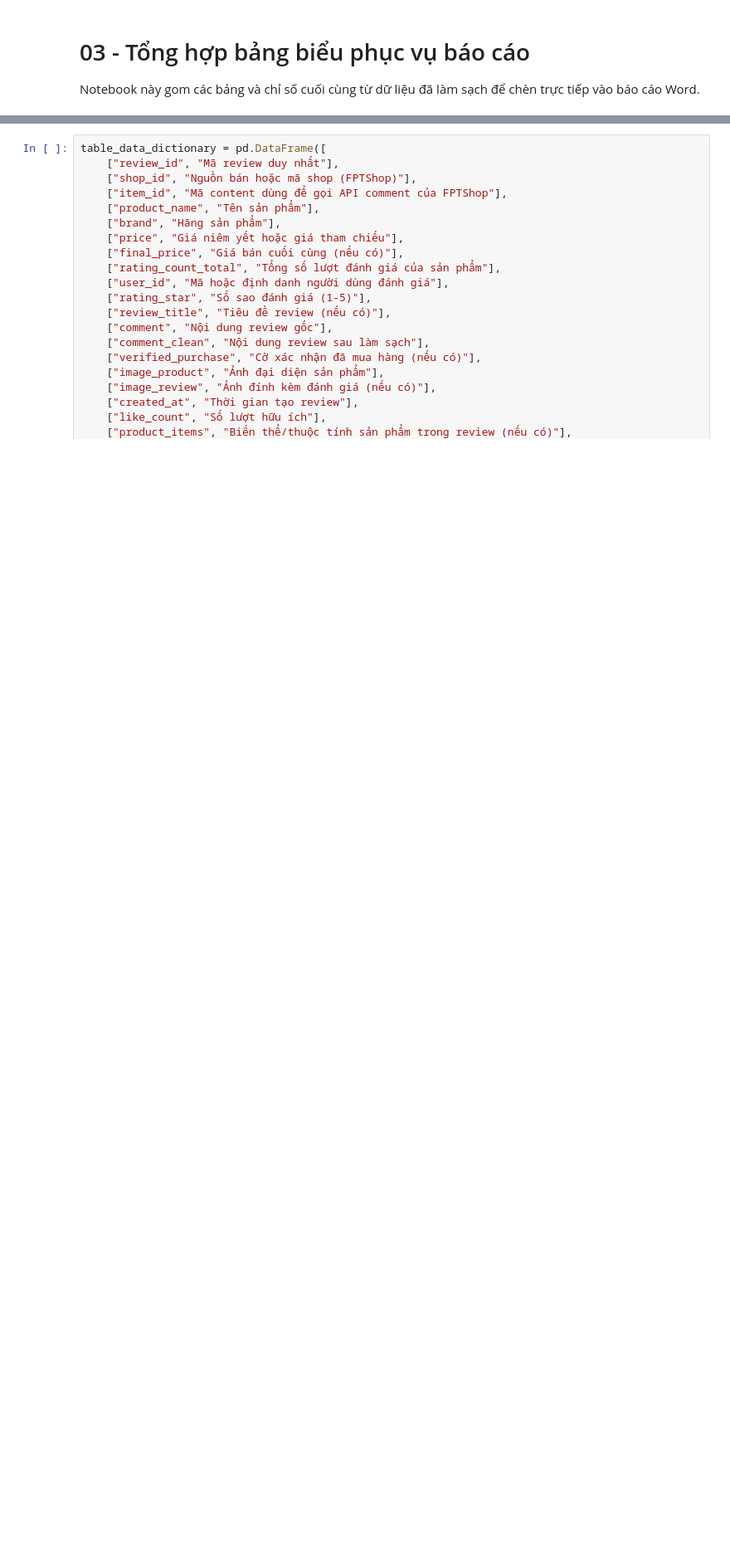
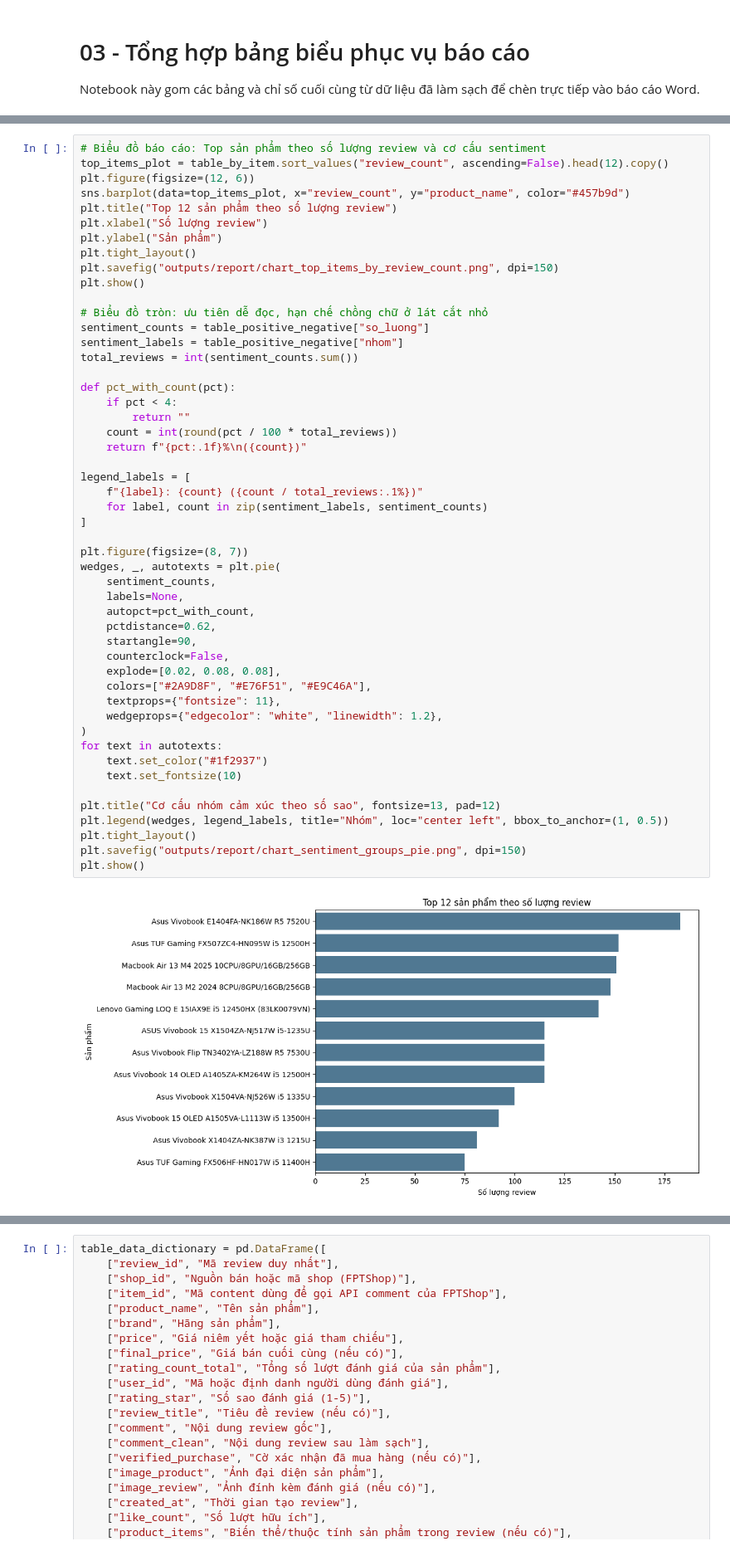
Before and after one commit to CodeingOver/KTLTTrongPTDL, a Jupyter notebook: 03_Report_Artifacts.ipynb, the cells around one changed output, grey strips where cells are left out. Shown at 83% size. Drawn from its saved outputs; the diff is of its cells as text; blank space fills up the shorter version.

```diff
--- a/03_Report_Artifacts.ipynb
+++ b/03_Report_Artifacts.ipynb
@@ -91,0 +96,52 @@ table_positive_negative.to_csv("outputs/report/table_sentiment_groups.csv", inde
+# %%
+# Biểu đồ báo cáo: Top sản phẩm theo số lượng review và cơ cấu sentiment
+top_items_plot = table_by_item.sort_values("review_count", ascending=False).head(12).copy()
+plt.figure(figsize=(12, 6))
+sns.barplot(data=top_items_plot, x="review_count", y="product_name", color="#457b9d")
+plt.title("Top 12 sản phẩm theo số lượng review")
+plt.xlabel("Số lượng review")
+plt.ylabel("Sản phẩm")
+plt.tight_layout()
+plt.savefig("outputs/report/chart_top_items_by_review_count.png", dpi=150)
+plt.show()
+
+# Biểu đồ tròn: ưu tiên dễ đọc, hạn chế chồng chữ ở lát cắt nhỏ
+sentiment_counts = table_positive_negative["so_luong"]
+sentiment_labels = table_positive_negative["nhom"]
+total_reviews = int(sentiment_counts.sum())
+
+def pct_with_count(pct):
+    if pct < 4:
+        return ""
+    count = int(round(pct / 100 * total_reviews))
+    return f"{pct:.1f}%\n({count})"
+
+legend_labels = [
+    f"{label}: {count} ({count / total_reviews:.1%})"
+    for label, count in zip(sentiment_labels, sentiment_counts)
+]
+
+plt.figure(figsize=(8, 7))
+wedges, _, autotexts = plt.pie(
+    sentiment_counts,
+    labels=None,
+    autopct=pct_with_count,
+    pctdistance=0.62,
+    startangle=90,
+    counterclock=False,
+    explode=[0.02, 0.08, 0.08],
+    colors=["#2A9D8F", "#E76F51", "#E9C46A"],
+    textprops={"fontsize": 11},
+    wedgeprops={"edgecolor": "white", "linewidth": 1.2},
+)
+for text in autotexts:
+    text.set_color("#1f2937")
+    text.set_fontsize(10)
+
+plt.title("Cơ cấu nhóm cảm xúc theo số sao", fontsize=13, pad=12)
+plt.legend(wedges, legend_labels, title="Nhóm", loc="center left", bbox_to_anchor=(1, 0.5))
+plt.tight_layout()
+plt.savefig("outputs/report/chart_sentiment_groups_pie.png", dpi=150)
+plt.show()
+# %% [output]
+[figure, added]
```
Also changed, not shown: parts of 5 cells of this notebook, 7 other files.
